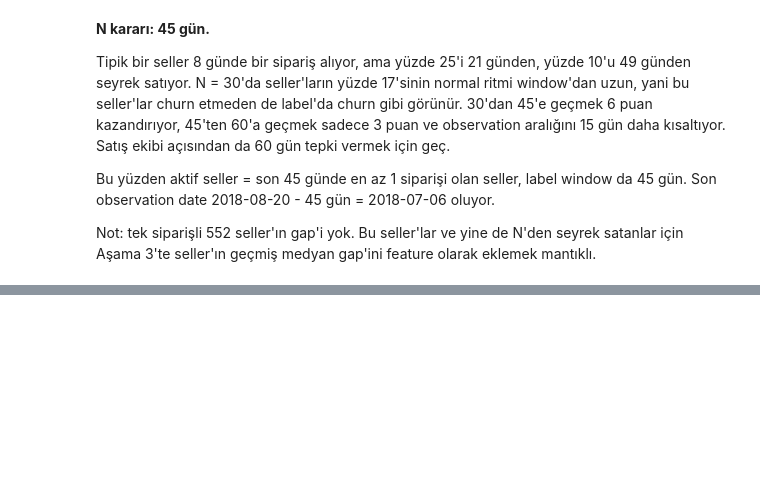
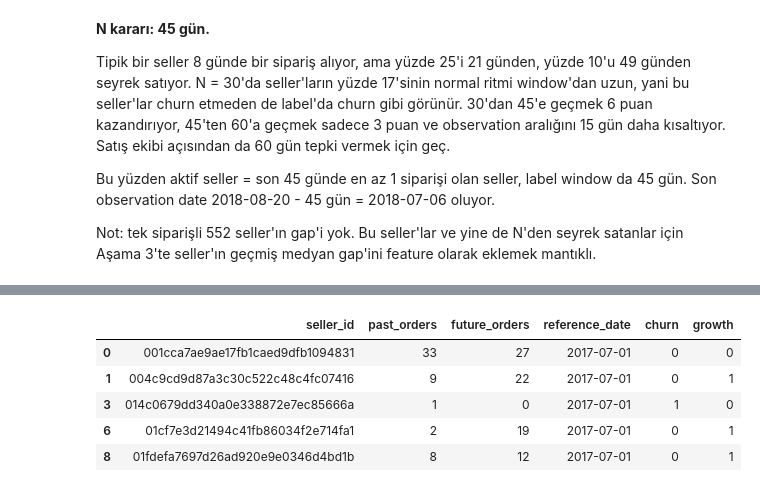
Before and after one commit to edogan8/seller-propensity, a Jupyter notebook: notebooks/01_eda.ipynb, the cells around one changed output, grey strips where cells are left out. Cells and saved outputs as stored; diff of their text form; code cells hidden in the pictures; blank space fills up the shorter version.

```diff
--- a/notebooks/01_eda.ipynb
+++ b/notebooks/01_eda.ipynb
@@ -539,0 +573,41 @@ Not: tek siparişli 552 seller'ın gap'i yok. Bu seller'lar ve yine de N'den sey
+# %%
+w = pd.Timedelta(days=45)
+ts = seller_orders['order_purchase_timestamp']
+
+calendar = pd.date_range(start='2017-07-01', end='2018-07-01', freq='45D')
+
+results = []
+
+for t in calendar:
+    past = seller_orders[(ts >= t - w) & (ts < t)].groupby('seller_id').size()
+    future = seller_orders[(ts >= t) & (ts < t + w)].groupby('seller_id').size()
+
+    df_temp = pd.DataFrame({
+        'past_orders': past,
+        'future_orders': future
+    }).fillna(0).astype(int)
+
+    df_temp['reference_date'] = t
+    df_temp = df_temp.reset_index()
+    results.append(df_temp)
+
+snapshots = pd.concat(results, ignore_index=True).query("past_orders > 0")
+
+# growth needs a real increase, 1 -> 2 orders should not count
+MIN_GROWTH_RATIO = 1.2
+MIN_GROWTH_ORDERS = 2
+
+snapshots['churn'] = (snapshots['future_orders'] == 0).astype(int)
+snapshots['growth'] = (
+    (snapshots['future_orders'] >= snapshots['past_orders'] * MIN_GROWTH_RATIO)
+    & (snapshots['future_orders'] - snapshots['past_orders'] >= MIN_GROWTH_ORDERS)
+).astype(int)
+
+snapshots.head()
+# %% [output]
+|  | seller_id | past_orders | future_orders | reference_date | churn | growth |
+| 0 | 001cca7ae9ae17fb1caed9dfb1094831 | 33 | 27 | 2017-07-01 | 0 | 0 |
+| 1 | 004c9cd9d87a3c30c522c48c4fc07416 | 9 | 22 | 2017-07-01 | 0 | 1 |
+| 3 | 014c0679dd340a0e338872e7ec85666a | 1 | 0 | 2017-07-01 | 1 | 0 |
+| 6 | 01cf7e3d21494c41fb86034f2e714fa1 | 2 | 19 | 2017-07-01 | 0 | 1 |
+| 8 | 01fdefa7697d26ad920e9e0346d4bd1b | 8 | 12 | 2017-07-01 | 0 | 1 |
```
Also changed, not shown: parts of 10 cells of this notebook.
